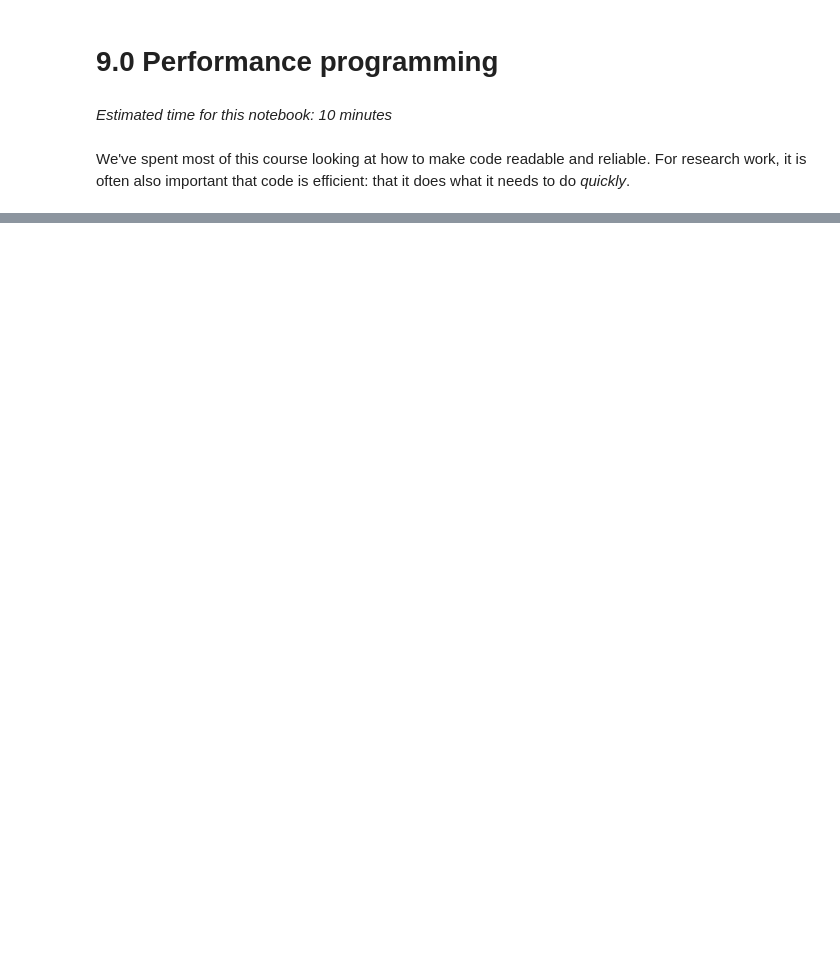
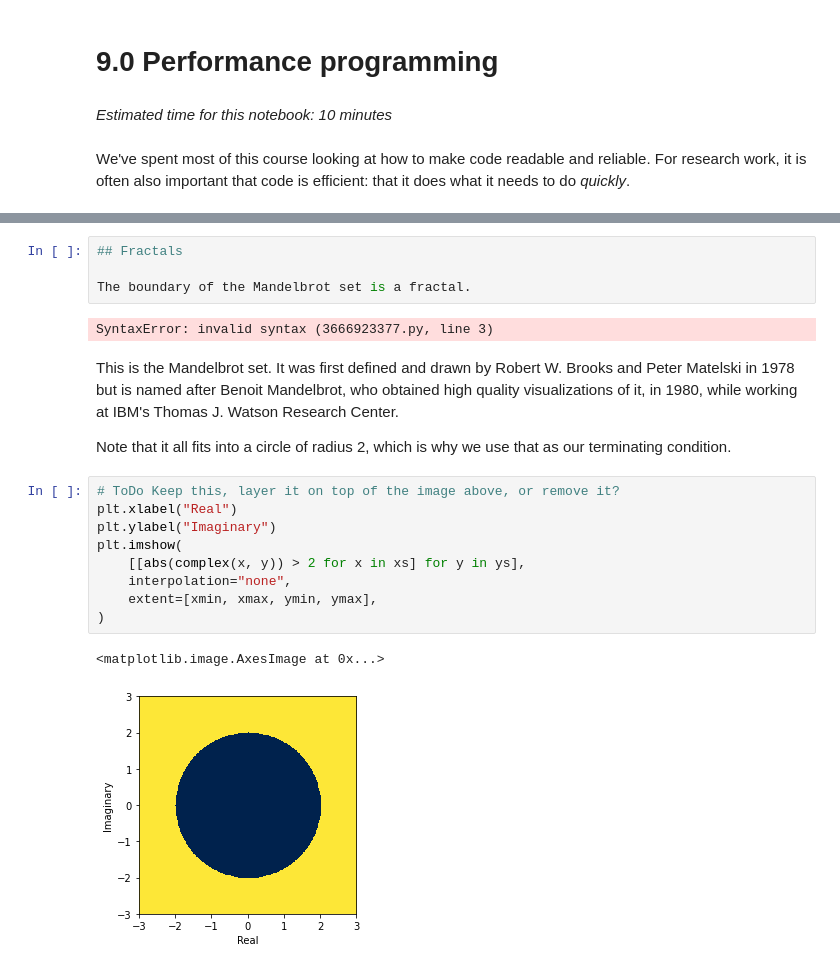
Before and after one commit to alan-turing-institute/rse-course, a Jupyter notebook: module09_programming_for_speed/09_00_performance_programming.ipynb, the cells around one changed output, grey strips where cells are left out. Cells and saved outputs as stored; diff of their text form; blank space fills up the shorter version.

```diff
--- a/module09_programming_for_speed/09_00_performance_programming.ipynb
+++ b/module09_programming_for_speed/09_00_performance_programming.ipynb
@@ -100,0 +137,22 @@ True
+# %%
+## Fractals
+
+The boundary of the Mandelbrot set is a fractal.
+# %% [output]
+SyntaxError: invalid syntax (3666923377.py, line 3)
+# %% [markdown]
+This is the Mandelbrot set. It was first defined and drawn by Robert W. Brooks and Peter Matelski in 1978 but is named after Benoit Mandelbrot, who obtained high quality visualizations of it, in 1980, while working at IBM's Thomas J. Watson Research Center.
+
+Note that it all fits into a circle of radius 2, which is why we use that as our terminating condition.
+# %%
+# ToDo Keep this, layer it on top of the image above, or remove it?
+plt.xlabel("Real")
+plt.ylabel("Imaginary")
+plt.imshow(
+    [[abs(complex(x, y)) > 2 for x in xs] for y in ys],
+    interpolation="none",
+    extent=[xmin, xmax, ymin, ymax],
+)
+# %% [output]
+<matplotlib.image.AxesImage at 0x...>
+[figure, added]
```
Also changed, not shown: parts of 44 cells of this notebook.
